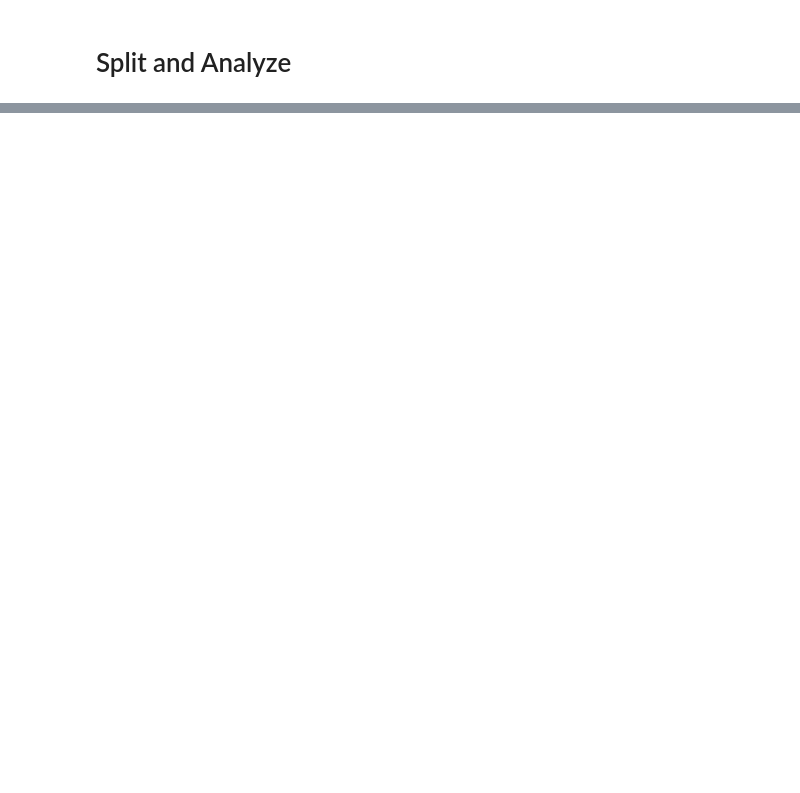
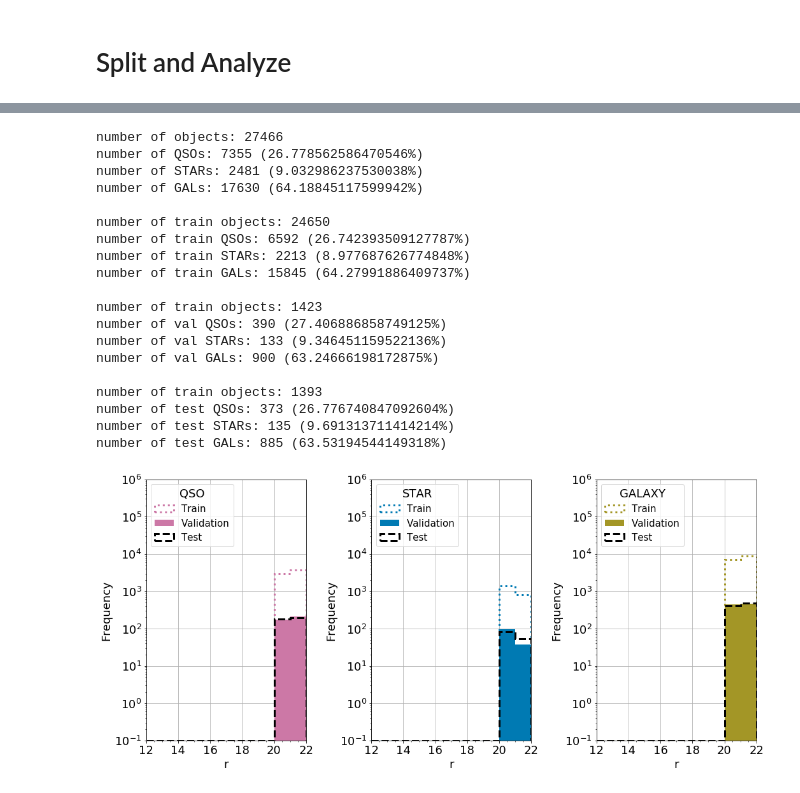
Before and after one commit to gabjp/Label_The_Sky_3.0, a Jupyter notebook: data/domain_split.ipynb, the cells around one changed output, grey strips where cells are left out. Saved outputs shown, nothing was run; the diff lists cells and outputs as text; code cells hidden in the pictures; blank space fills up the shorter version.

```diff
--- a/data/domain_split.ipynb
+++ b/data/domain_split.ipynb
@@ -78,0 +206,23 @@ plot_data(nowise)
+# %%
+summary(dist4)
+# %% [output]
+number of objects: 27466
+number of QSOs: 7355 (26.778562586470546%)
+number of STARs: 2481 (9.032986237530038%)
+number of GALs: 17630 (64.18845117599942%)
+
+number of train objects: 24650
+number of train QSOs: 6592 (26.742393509127787%)
+number of train STARs: 2213 (8.977687626774848%)
+number of train GALs: 15845 (64.27991886409737%)
+
+number of train objects: 1423
+number of val QSOs: 390 (27.406886858749125%)
+number of val STARs: 133 (9.346451159522136%)
+number of val GALs: 900 (63.24666198172875%)
+
+number of train objects: 1393
+number of test QSOs: 373 (26.776740847092604%)
+number of test STARs: 135 (9.691313711414214%)
+number of test GALs: 885 (63.53194544149318%)
+[figure, added]
```
Also changed, not shown: parts of 10 cells of this notebook, 2 other files.
